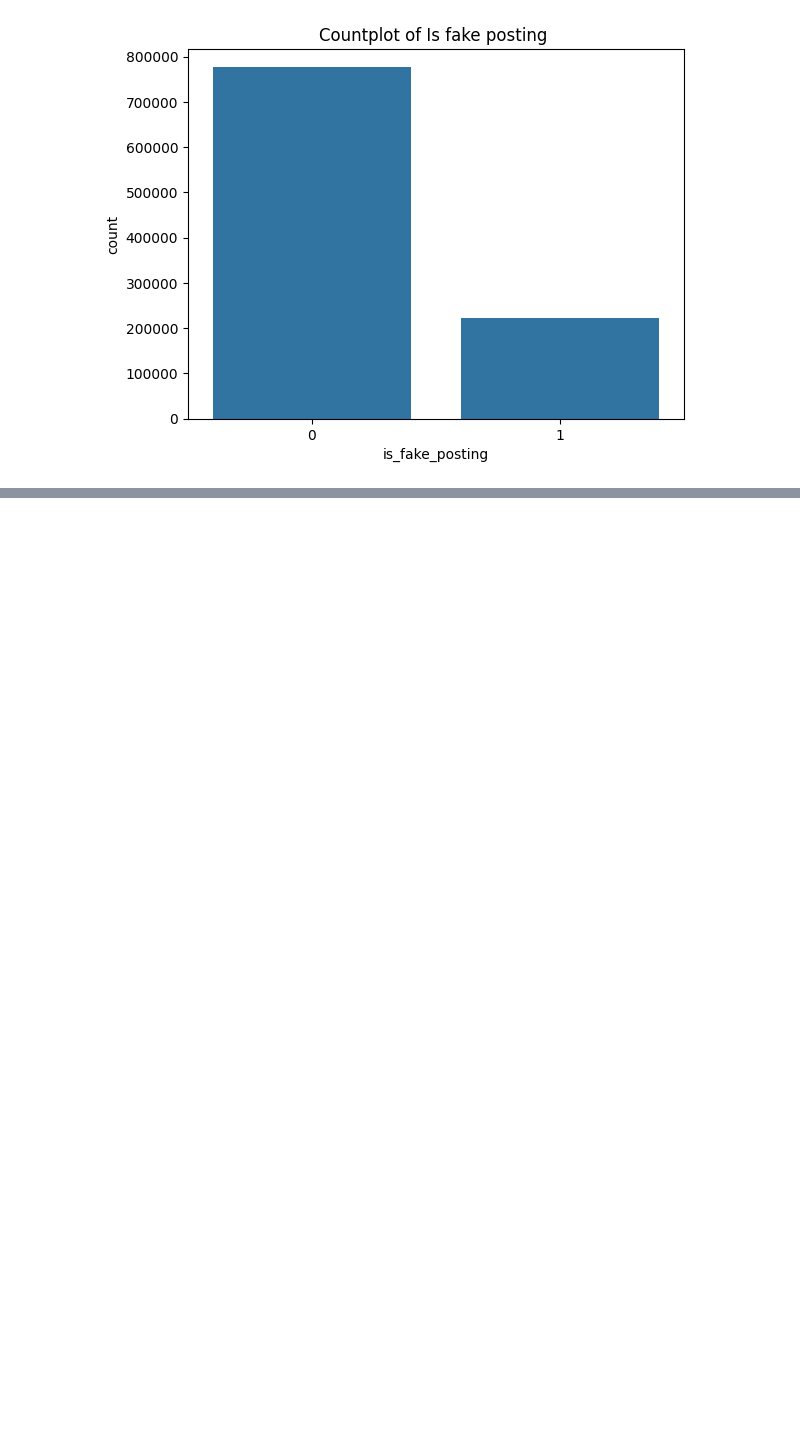
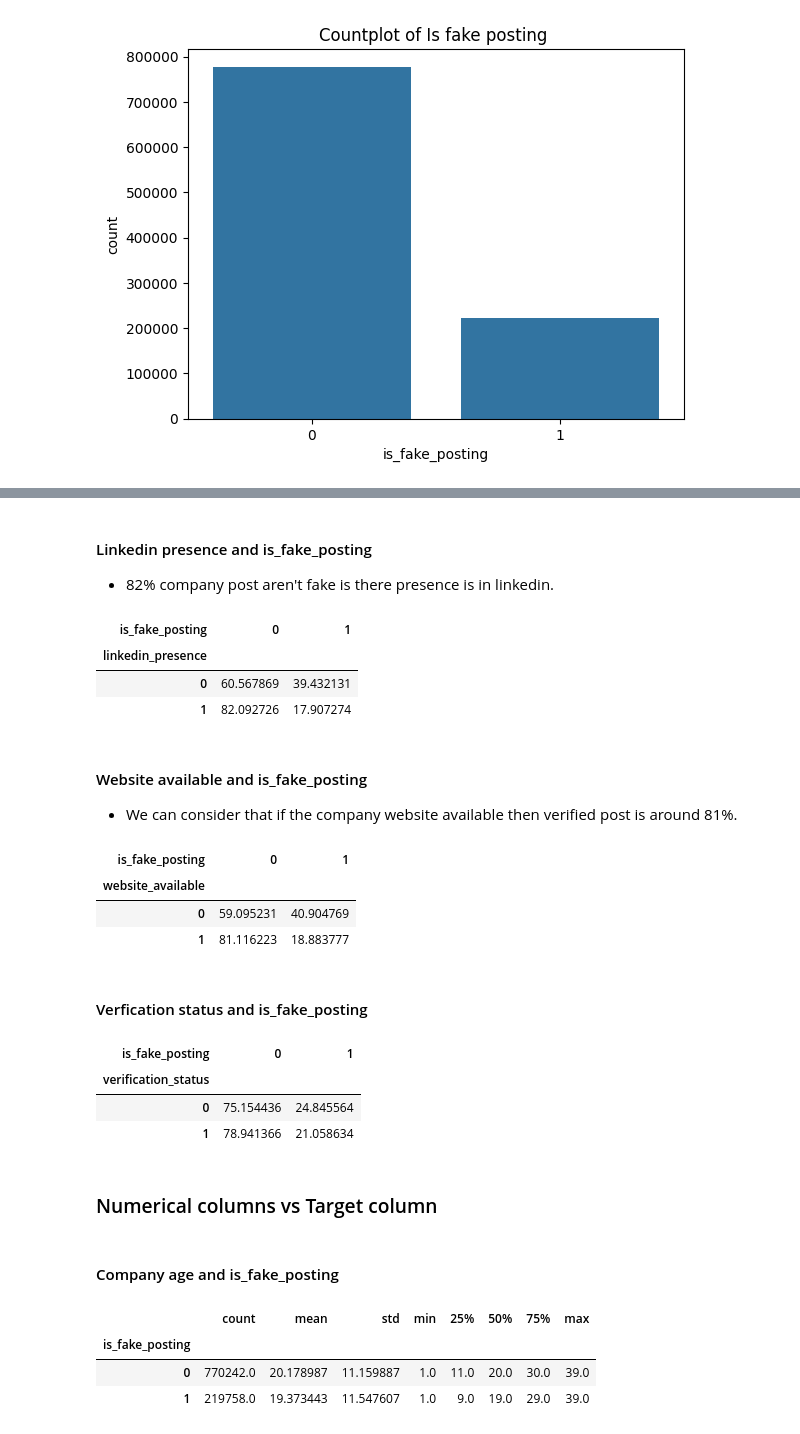
Before and after one commit to therai0/data_analysis_intership_scam, a Jupyter notebook: notebook/eda_fake_internship.ipynb, the cells around one changed output, grey strips where cells are left out. Cells and saved outputs as stored; diff of their text form; code cells hidden in the pictures; blank space fills up the shorter version.

```diff
--- a/notebook/eda_fake_internship.ipynb
+++ b/notebook/eda_fake_internship.ipynb
@@ -922,0 +1021,49 @@ Index(['posting_date', 'internship_title', 'employment_type', 'work_mode',
+# %% [markdown]
+#### Linkedin presence and is_fake_posting
+
++ 82% company post aren't fake is there presence is in linkedin.
+# %%
+pd.crosstab(
+    df["linkedin_presence"],
+    df["is_fake_posting"],
+    normalize="index"
+) * 100
+# %% [output]
+| is_fake_posting | 0 | 1 |
+| linkedin_presence |  |  |
+| 0 | 60.567869 | 39.432131 |
+| 1 | 82.092726 | 17.907274 |
+# %% [markdown]
+#### Website available and is_fake_posting
++ We can consider that if the company website available then verified post is around 81%.
+# %%
+pd.crosstab(
+    df["website_available"],
+    df["is_fake_posting"],
+    normalize="index"
+) * 100
+# %% [output]
+| is_fake_posting | 0 | 1 |
+| website_available |  |  |
+| 0 | 59.095231 | 40.904769 |
+| 1 | 81.116223 | 18.883777 |
+# %% [markdown]
+#### Verfication status and is_fake_posting
+# %%
+pd.crosstab(df["verification_status"],df["is_fake_posting"],normalize="index")*100
+# %% [output]
+| is_fake_posting | 0 | 1 |
+| verification_status |  |  |
+| 0 | 75.154436 | 24.845564 |
+| 1 | 78.941366 | 21.058634 |
+# %% [markdown]
+### Numerical columns vs Target column
+# %% [markdown]
+#### Company age and is_fake_posting
+# %%
+df.groupby("is_fake_posting")["company_age"].describe()
+# %% [output]
+|  | count | mean | std | min | 25% | 50% | 75% | max |
+| is_fake_posting |  |  |  |  |  |  |  |  |
+| 0 | 770242.0 | 20.178987 | 11.159887 | 1.0 | 11.0 | 20.0 | 30.0 | 39.0 |
+| 1 | 219758.0 | 19.373443 | 11.547607 | 1.0 | 9.0 | 19.0 | 29.0 | 39.0 |
```
Also changed, not shown: parts of 17 cells of this notebook.
